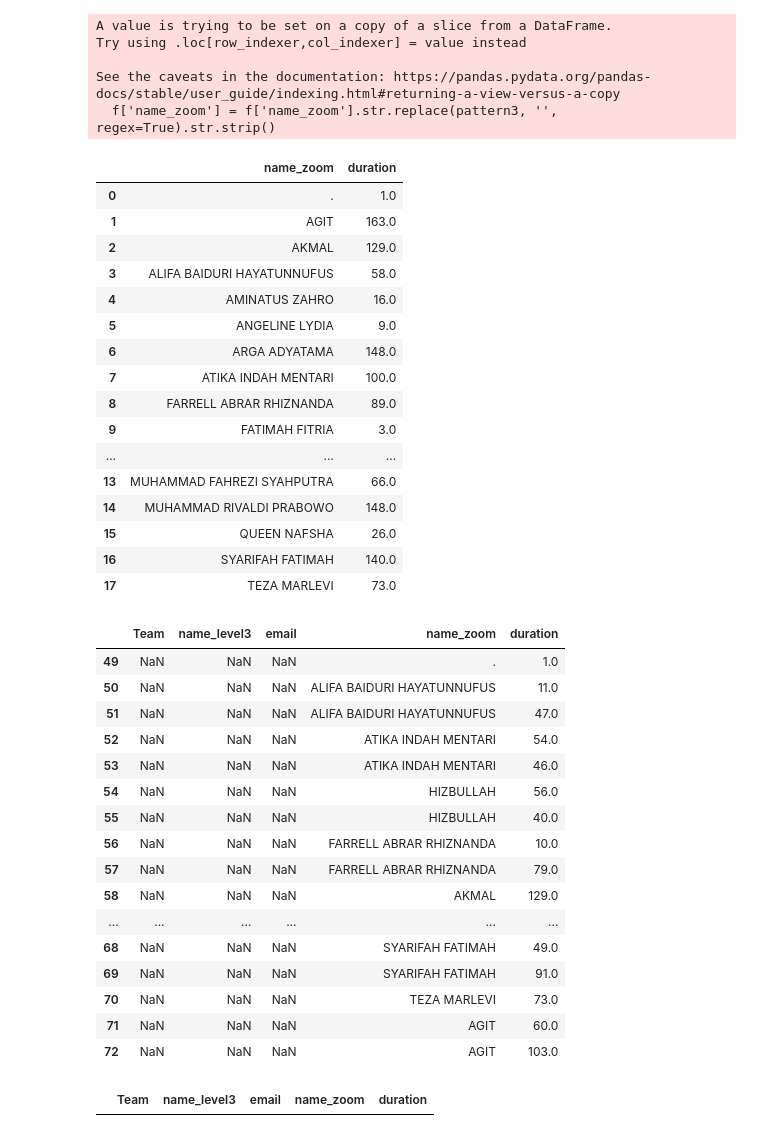
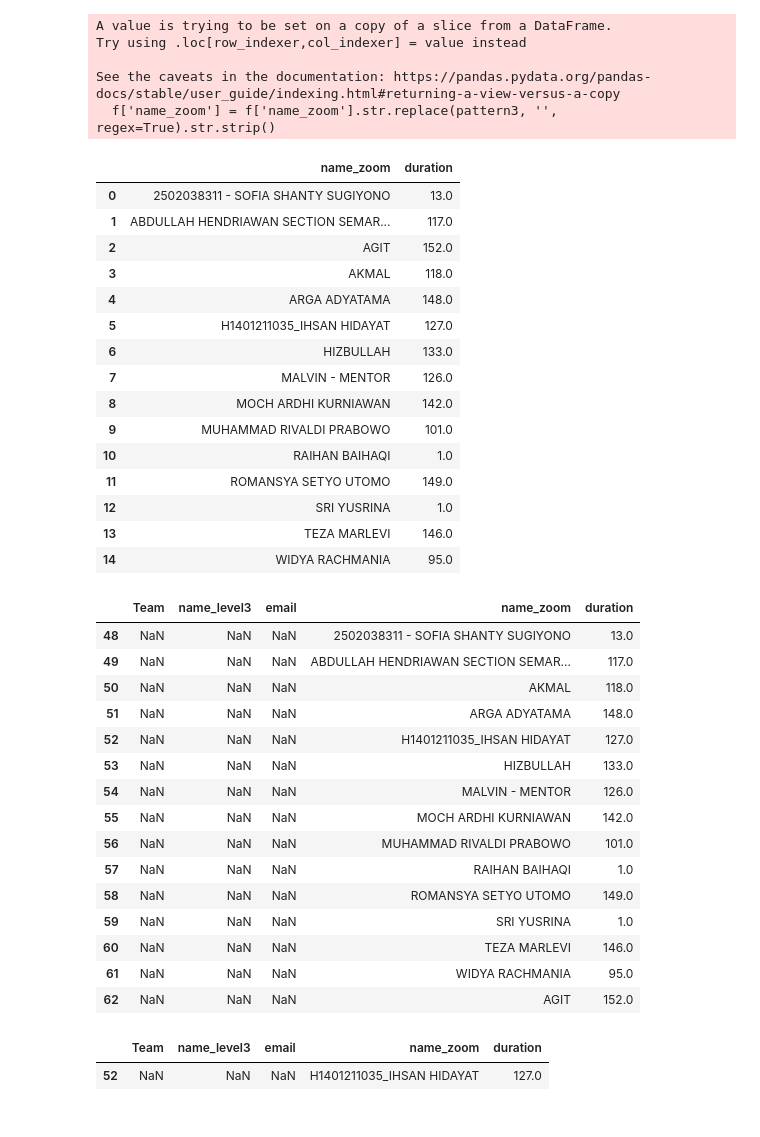
Before and after one commit to flydevilz/automate_zoom_attendance, a Jupyter notebook: Check_Presensi.ipynb, the cells around one changed output. Cells and saved outputs as stored; diff of their text form; code cells hidden in the pictures.

```diff
--- a/Check_Presensi.ipynb
+++ b/Check_Presensi.ipynb
@@ -36,6 +28,6 @@ dihapus aja `/file/d/` dalam link diganti jadi `/uc?id=` , terus `/view?usp=driv
 # %%
 airtable = pd.read_csv(link_airtable)
-attendance = pd.read_csv(link_attendance)
+attendance = pd.read_csv(link_attendance, skiprows=2)
 level3 = pd.read_csv(link_level3, skiprows=2)
 # %% [markdown]
 # Clean Airtable
@@ -188,5 +161,0 @@ jumlah student yg berhasil ke detect: 288 akun.
-# %%
-# @title
-# yg di bawah 60 menit:
-sorted_fix = b.sort_values(by='duration')
-filtered_fix = sorted_fix[sorted_fix['duration'] < 60]
@@ -298,42 +278,40 @@ total_duration1 = f.groupby(['name_zoom'], as_index=False)['duration'].sum()
 total_duration1
 # %% [output]
 |  | name_zoom | duration |
-| 0 | . | 1.0 |
-| 1 | AGIT | 163.0 |
-| 2 | AKMAL | 129.0 |
-| 3 | ALIFA BAIDURI HAYATUNNUFUS | 58.0 |
-| 4 | AMINATUS ZAHRO | 16.0 |
-| 5 | ANGELINE LYDIA | 9.0 |
-| 6 | ARGA ADYATAMA | 148.0 |
-| 7 | ATIKA INDAH MENTARI | 100.0 |
-| 8 | FARRELL ABRAR RHIZNANDA | 89.0 |
-| 9 | FATIMAH FITRIA | 3.0 |
-| ... | ... | ... |
-| 13 | MUHAMMAD FAHREZI SYAHPUTRA | 66.0 |
-| 14 | MUHAMMAD RIVALDI PRABOWO | 148.0 |
-| 15 | QUEEN NAFSHA | 26.0 |
-| 16 | SYARIFAH FATIMAH | 140.0 |
-| 17 | TEZA MARLEVI | 73.0 |
+| 0 | 2502038311 - SOFIA SHANTY SUGIYONO | 13.0 |
+| 1 | ABDULLAH HENDRIAWAN SECTION SEMAR... | 117.0 |
+| 2 | AGIT | 152.0 |
+| 3 | AKMAL | 118.0 |
+| 4 | ARGA ADYATAMA | 148.0 |
+| 5 | H1401211035_IHSAN HIDAYAT | 127.0 |
+| 6 | HIZBULLAH | 133.0 |
+| 7 | MALVIN - MENTOR | 126.0 |
+| 8 | MOCH ARDHI KURNIAWAN | 142.0 |
+| 9 | MUHAMMAD RIVALDI PRABOWO | 101.0 |
+| 10 | RAIHAN BAIHAQI | 1.0 |
+| 11 | ROMANSYA SETYO UTOMO | 149.0 |
+| 12 | SRI YUSRINA | 1.0 |
+| 13 | TEZA MARLEVI | 146.0 |
+| 14 | WIDYA RACHMANIA | 95.0 |
 # %%
 f
 # %% [output]
 |  | Team | name_level3 | email | name_zoom | duration |
-| 49 | NaN | NaN | NaN | . | 1.0 |
-| 50 | NaN | NaN | NaN | ALIFA BAIDURI HAYATUNNUFUS | 11.0 |
-| 51 | NaN | NaN | NaN | ALIFA BAIDURI HAYATUNNUFUS | 47.0 |
-| 52 | NaN | NaN | NaN | ATIKA INDAH MENTARI | 54.0 |
-| 53 | NaN | NaN | NaN | ATIKA INDAH MENTARI | 46.0 |
-| 54 | NaN | NaN | NaN | HIZBULLAH | 56.0 |
-| 55 | NaN | NaN | NaN | HIZBULLAH | 40.0 |
-| 56 | NaN | NaN | NaN | FARRELL ABRAR RHIZNANDA | 10.0 |
-| 57 | NaN | NaN | NaN | FARRELL ABRAR RHIZNANDA | 79.0 |
-| 58 | NaN | NaN | NaN | AKMAL | 129.0 |
-| ... | ... | ... | ... | ... | ... |
-| 68 | NaN | NaN | NaN | SYARIFAH FATIMAH | 49.0 |
-| 69 | NaN | NaN | NaN | SYARIFAH FATIMAH | 91.0 |
-| 70 | NaN | NaN | NaN | TEZA MARLEVI | 73.0 |
-| 71 | NaN | NaN | NaN | AGIT | 60.0 |
-| 72 | NaN | NaN | NaN | AGIT | 103.0 |
+| 48 | NaN | NaN | NaN | 2502038311 - SOFIA SHANTY SUGIYONO | 13.0 |
+| 49 | NaN | NaN | NaN | ABDULLAH HENDRIAWAN SECTION SEMAR... | 117.0 |
+| 50 | NaN | NaN | NaN | AKMAL | 118.0 |
+| 51 | NaN | NaN | NaN | ARGA ADYATAMA | 148.0 |
+| 52 | NaN | NaN | NaN | H1401211035_IHSAN HIDAYAT | 127.0 |
+| 53 | NaN | NaN | NaN | HIZBULLAH | 133.0 |
+| 54 | NaN | NaN | NaN | MALVIN - MENTOR | 126.0 |
+| 55 | NaN | NaN | NaN | MOCH ARDHI KURNIAWAN | 142.0 |
+| 56 | NaN | NaN | NaN | MUHAMMAD RIVALDI PRABOWO | 101.0 |
+| 57 | NaN | NaN | NaN | RAIHAN BAIHAQI | 1.0 |
+| 58 | NaN | NaN | NaN | ROMANSYA SETYO UTOMO | 149.0 |
+| 59 | NaN | NaN | NaN | SRI YUSRINA | 1.0 |
+| 60 | NaN | NaN | NaN | TEZA MARLEVI | 146.0 |
+| 61 | NaN | NaN | NaN | WIDYA RACHMANIA | 95.0 |
+| 62 | NaN | NaN | NaN | AGIT | 152.0 |
 # %%
 # run this to check if there's some name you want to check
 def check_name(name):
@@ -341,7 +319,8 @@ def check_name(name):
   return f[contains_name]
 # %%
 # and this, just change the name
-result = check_name('TIFFANY')
+result = check_name('IHSAN')
 result
 # %% [output]
 |  | Team | name_level3 | email | name_zoom | duration |
+| 52 | NaN | NaN | NaN | H1401211035_IHSAN HIDAYAT | 127.0 |
```
Also changed, not shown: parts of 44 cells of this notebook.
